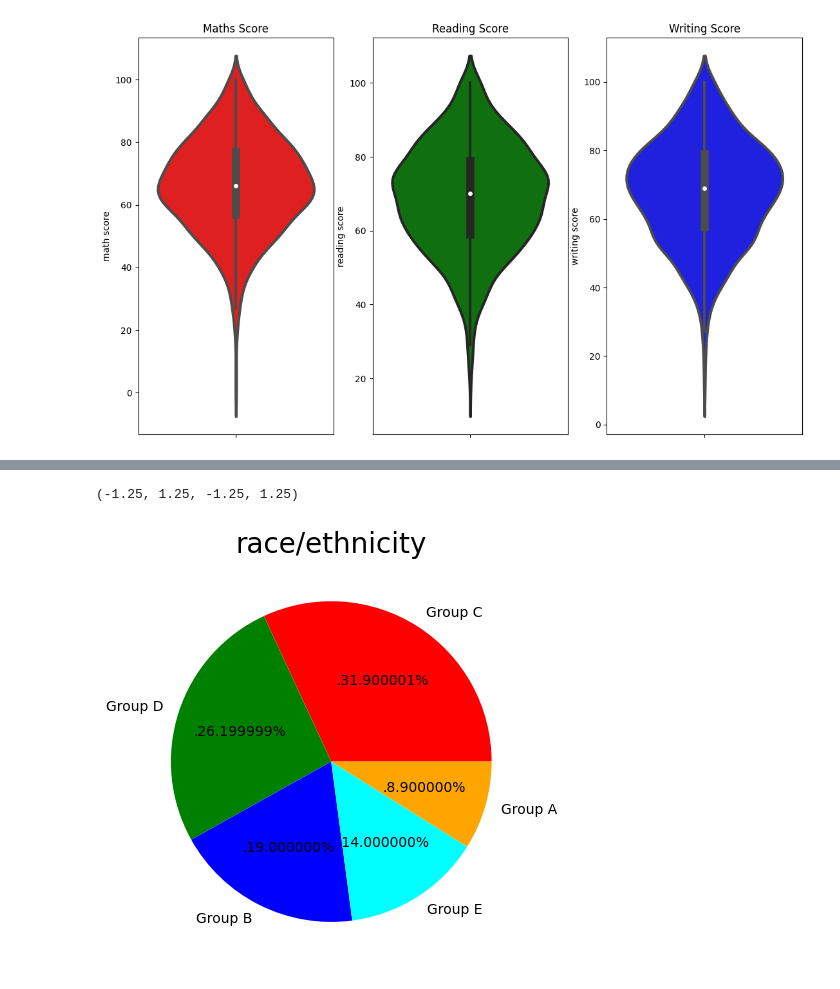
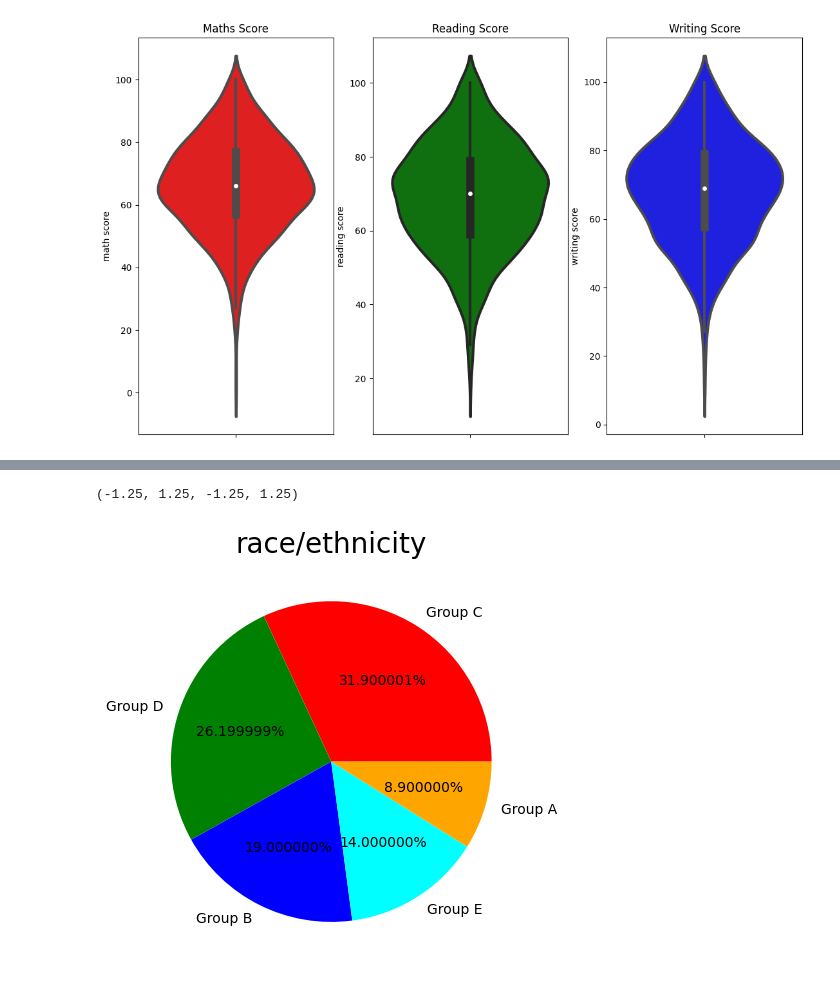
Before and after one commit to ravibalebilalu/mlproject, a Jupyter notebook: notebook/eda_students_performance.ipynb, the cells around one changed output, grey strips where cells are left out. Saved outputs shown, nothing was run; the diff lists cells and outputs as text; code cells hidden in the pictures.

```diff
--- a/notebook/eda_students_performance.ipynb
+++ b/notebook/eda_students_performance.ipynb
@@ -115,11 +115,11 @@ plt.axis("off")
 # %%
 plt.subplot(1,5,2)
 size = df['race/ethnicity'].value_counts()
 labels = "Group C","Group D","Group B","Group E","Group A"
 color = ['red','green','blue','cyan','orange']
-plt.pie(size,colors = color,labels = labels,autopct = ".%2f%%")
+plt.pie(size,colors = color,labels = labels,autopct = "%2f%%")
 plt.title("race/ethnicity",fontsize = 20)
 plt.axis("off")
 # %% [output]
 (-1.25, 1.25, -1.25, 1.25)
-[figure, old version]
+[figure, new version]
```
Also changed, not shown: parts of 1 cell of this notebook.
